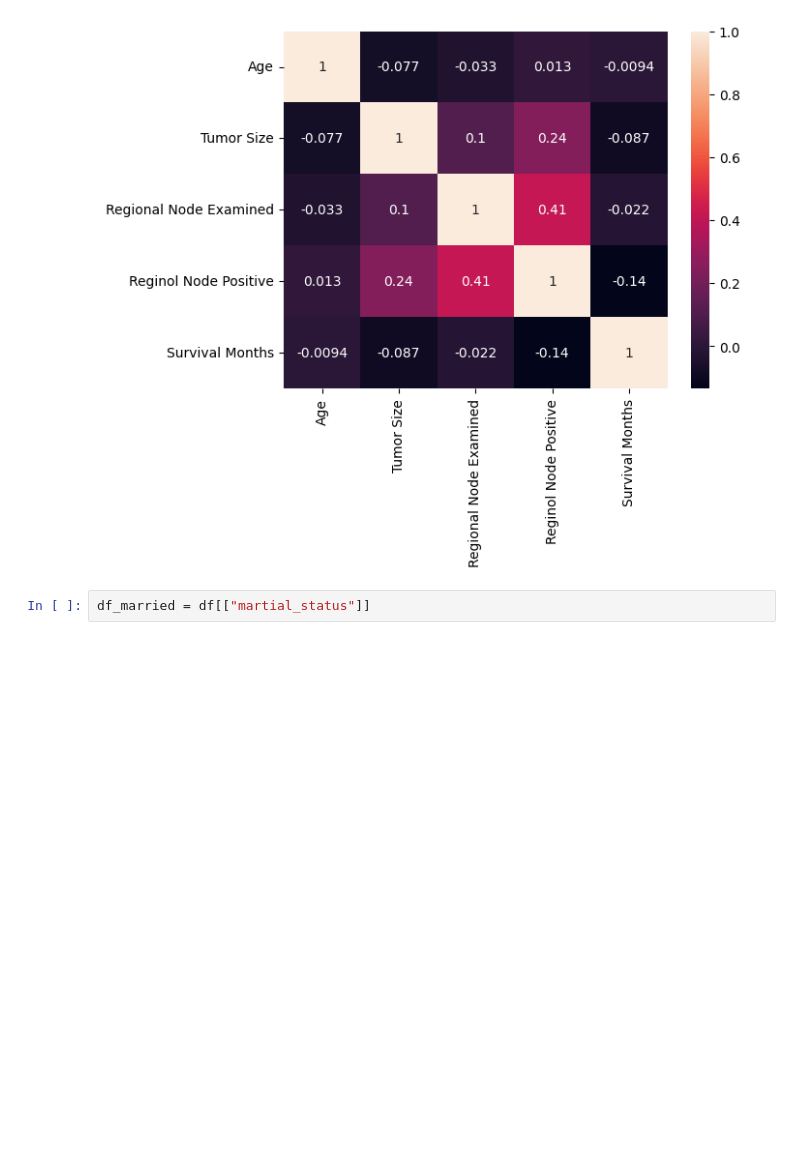
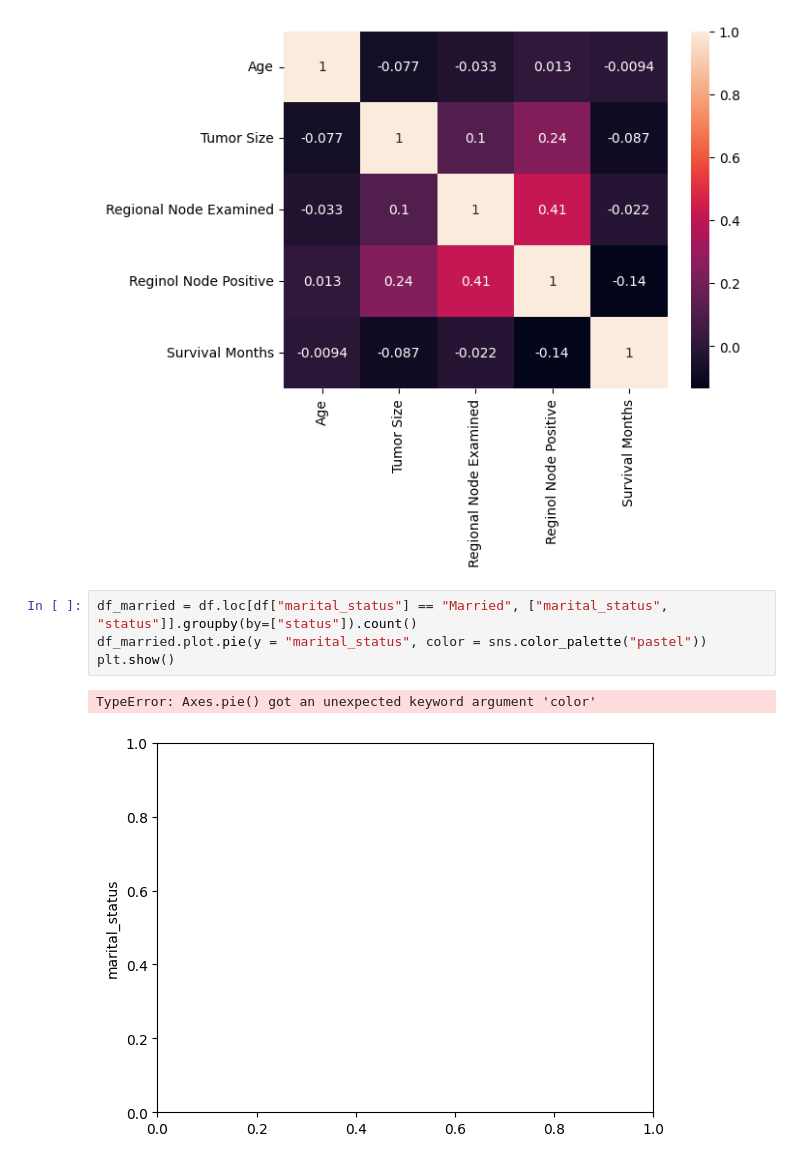
Before and after one commit to Chris-Vuong/breast-cancer, a Jupyter notebook: breast-cancer-analysis.ipynb, the cells around one changed output. Saved outputs shown, nothing was run; the diff lists cells and outputs as text; blank space fills up the shorter version.

```diff
--- a/breast-cancer-analysis.ipynb
+++ b/breast-cancer-analysis.ipynb
@@ -179,5 +179,10 @@ Reginol Node Positive                1.000000        -0.135214
 Survival Months                     -0.135214         1.000000
 <AxesSubplot: >
 [figure]
-# %%
-df_married = df[["martial_status"]]
+# %%
+df_married = df.loc[df["marital_status"] == "Married", ["marital_status", "status"]].groupby(by=["status"]).count()
+df_married.plot.pie(y = "marital_status", color = sns.color_palette("pastel"))
+plt.show()
+# %% [output]
+TypeError: Axes.pie() got an unexpected keyword argument 'color'
+[figure, added]
```
